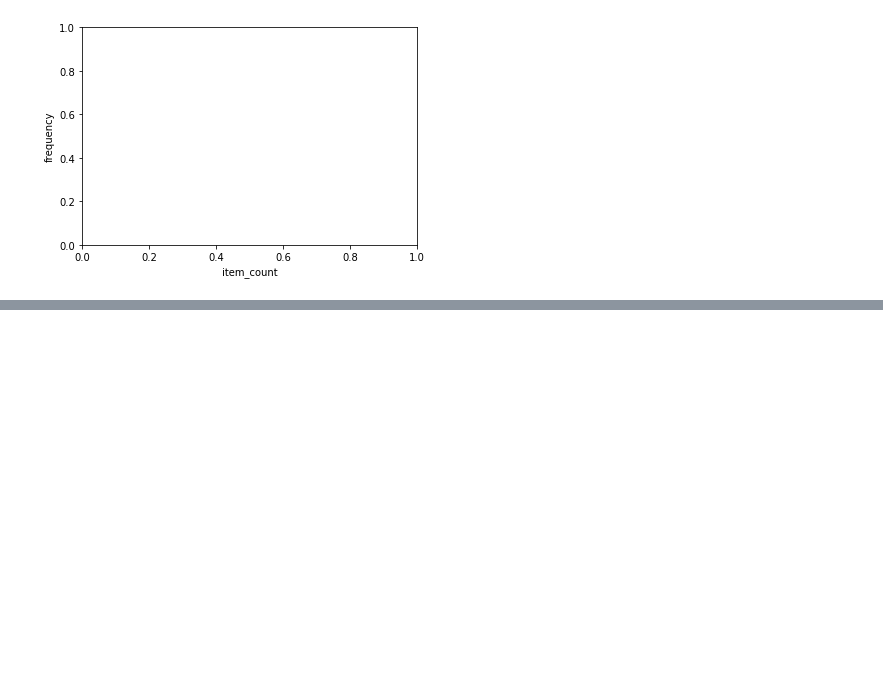
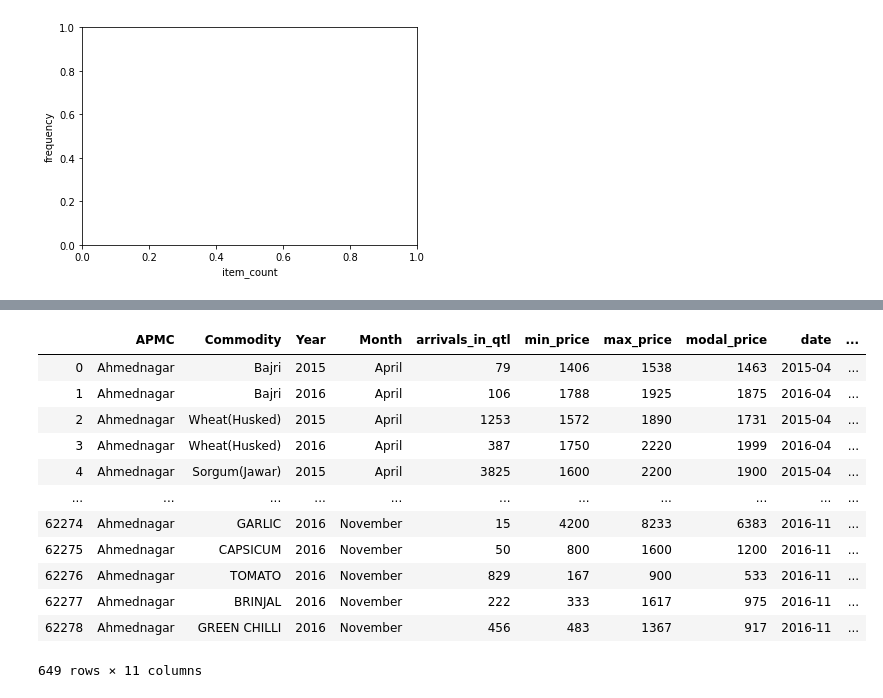
Before and after one commit to BillyGareth/bgds_ai, a Jupyter notebook: BASIC_PANDAS.ipynb, the cells around one changed output, grey strips where cells are left out. Saved outputs shown, nothing was run; the diff lists cells and outputs as text; code cells hidden in the pictures; blank space fills up the shorter version.

Commit message:
isin([])

```diff
--- a/BASIC_PANDAS.ipynb
+++ b/BASIC_PANDAS.ipynb
@@ -894,0 +967,2 @@ Text(0, 0.5, 'frequency')
+# %%
+mond=pd.read_csv('./Monthly_data_cmo.csv')
@@ -894,0 +978,16 @@ Text(0, 0.5, 'frequency')
+# %%
+mond[mond['APMC'].isin(['Ahmednagar'])]
+# %% [output]
+|  | APMC | Commodity | Year | Month | arrivals_in_qtl | min_price | max_price | modal_price | date | ... |
+| 0 | Ahmednagar | Bajri | 2015 | April | 79 | 1406 | 1538 | 1463 | 2015-04 | ... |
+| 1 | Ahmednagar | Bajri | 2016 | April | 106 | 1788 | 1925 | 1875 | 2016-04 | ... |
+| 2 | Ahmednagar | Wheat(Husked) | 2015 | April | 1253 | 1572 | 1890 | 1731 | 2015-04 | ... |
+| 3 | Ahmednagar | Wheat(Husked) | 2016 | April | 387 | 1750 | 2220 | 1999 | 2016-04 | ... |
+| 4 | Ahmednagar | Sorgum(Jawar) | 2015 | April | 3825 | 1600 | 2200 | 1900 | 2015-04 | ... |
+| ... | ... | ... | ... | ... | ... | ... | ... | ... | ... | ... |
+| 62274 | Ahmednagar | GARLIC | 2016 | November | 15 | 4200 | 8233 | 6383 | 2016-11 | ... |
+| 62275 | Ahmednagar | CAPSICUM | 2016 | November | 50 | 800 | 1600 | 1200 | 2016-11 | ... |
+| 62276 | Ahmednagar | TOMATO | 2016 | November | 829 | 167 | 900 | 533 | 2016-11 | ... |
+| 62277 | Ahmednagar | BRINJAL | 2016 | November | 222 | 333 | 1617 | 975 | 2016-11 | ... |
+| 62278 | Ahmednagar | GREEN CHILLI | 2016 | November | 456 | 483 | 1367 | 917 | 2016-11 | ... |
+649 rows × 11 columns
```
Also changed, not shown: parts of 15 cells of this notebook.
